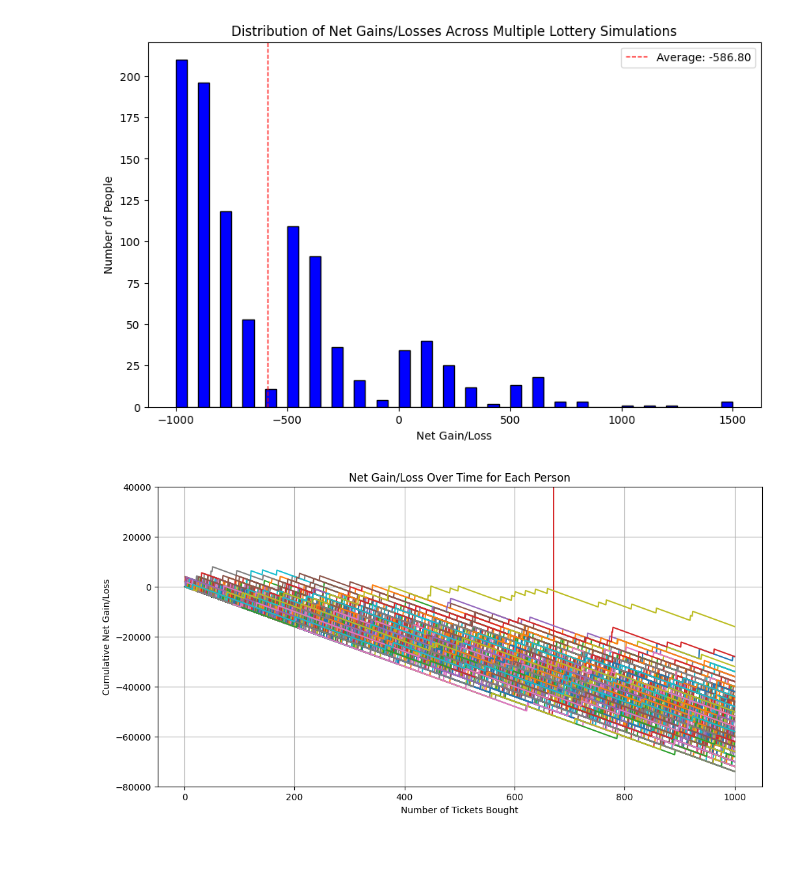
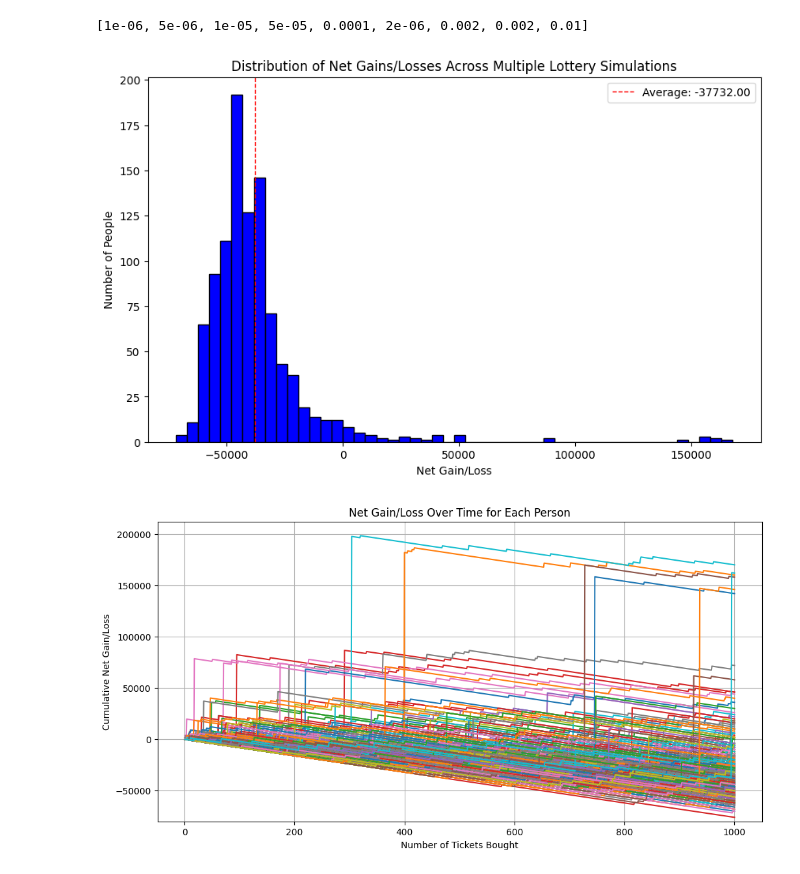
Before and after one commit to porworaeng/lottery_simulation, a Jupyter notebook: lottery_simulation.ipynb, the cells around one changed output. Saved outputs shown, nothing was run; the diff lists cells and outputs as text; code cells hidden in the pictures.

Commit message:
update Thai lotto prize and probs

```diff
--- a/lottery_simulation.ipynb
+++ b/lottery_simulation.ipynb
@@ -3,14 +5,17 @@ import pandas as pd
+# %%
+sample_space = 1_000_000 #ความเป็นไปได้จากตัวเลขทั้งหมด 6 หลัก
+prizes = [6_000_000,200_000,80_000,40_000,20_000,100_000,4000,4000,2000] #จำนวนเงินที่ได้ของแต่ละรางวัล
+n_prize = [1,5,10,50,100,2,2000,2000,10_000] #จำนวนรางวัลของแต่ละรางวัล
+probabilities = [x/sample_space for x in n_prize] #โอกาสชนะของแต่ละรางวัล
+
+ticket_price = 80 #ราคาสลากกินแบ่ง
+# %%
+probabilities
+# %% [output]
+[1e-06, 5e-06, 1e-05, 5e-05, 0.0001, 2e-06, 0.002, 0.002, 0.01]
 # %%
-import numpy as np
-import matplotlib.pyplot as plt
-
-# Inputs
-ticket_price = 10  # Example: 10 currency units
-prizes = [1000, 500, 100]  # Example prizes
-probabilities = [0.001, 0.005, 0.01]  # Winning probabilities for each prize
-
 # Simulation parameters
-n_simulations_per_person = 100  # Number of lottery tickets each person buys
+n_simulations_per_person = 1000  # Number of lottery tickets each person buys
 n_people = 1000  # Number of people
 
 # Simulate the lottery for each person
@@ -37,16 +42,8 @@ plt.axvline(np.mean(results), color='red', linestyle='dashed', linewidth=1, labe
 plt.legend()
 plt.show()
 # %% [output]
-[figure, old version]
+[figure, new version]
 # %%
-import numpy as np
-import matplotlib.pyplot as plt
-
-# Inputs
-ticket_price = 80  # Example: 10 currency units
-prizes = [6000000, 4000, 2000]  # Example prizes
-probabilities = [0.000001, 0.001, 0.01]  # Winning probabilities for each prize
-
 # Simulation parameters
 n_simulations_per_person = 1000  # Number of lottery tickets each person buys
 n_people = 1000  # Number of people to plot
@@ -62,36 +59,36 @@ for i in range(n_people):
     total_gain = 0
     for _ in range(n_simulations_per_person):
         total_prizes = 0
         for prize, prob in zip(prizes, probabilities):
             if np.random.random() < prob:
                 total_prizes += prize
         net_gain = total_prizes - ticket_price
         total_gain += net_gain
         cumulative_gains.append(total_gain)
     all_results.append(cumulative_gains)
     # Convert the results to a DataFrame
     final_results.append(total_gain)
 
 df = pd.DataFrame(final_results, columns=['Final_Gain_Loss'], index=[f'Person_{i}' for i in range(1, n_people + 1)])
 
 # Plot the results
 plt.figure(figsize=(12, 6))
 
 for i, gains in enumerate(all_results):
     plt.plot(range(1, n_simulations_per_person + 1), gains, label=f'Person {i + 1}')
 
 center_value = -40000
 y_min = center_value - 40000  # Adjust as needed
-y_max = center_value + 80000  # Adjust as needed
-plt.ylim(y_min, y_max)
+  # Adjust as needed
+plt.ylim(y_min)
 
 plt.title('Net Gain/Loss Over Time for Each Person')
 plt.xlabel('Number of Tickets Bought')
 plt.ylabel('Cumulative Net Gain/Loss')
 plt.grid(True)
 plt.show()
 # %% [output]
-[figure, old version]
+[figure, new version]
 # %%
 df.query('Final_Gain_Loss < 0').plot(kind='hist',bins=50)
 # %% [output]
```
Also changed, not shown: parts of 6 cells of this notebook.
